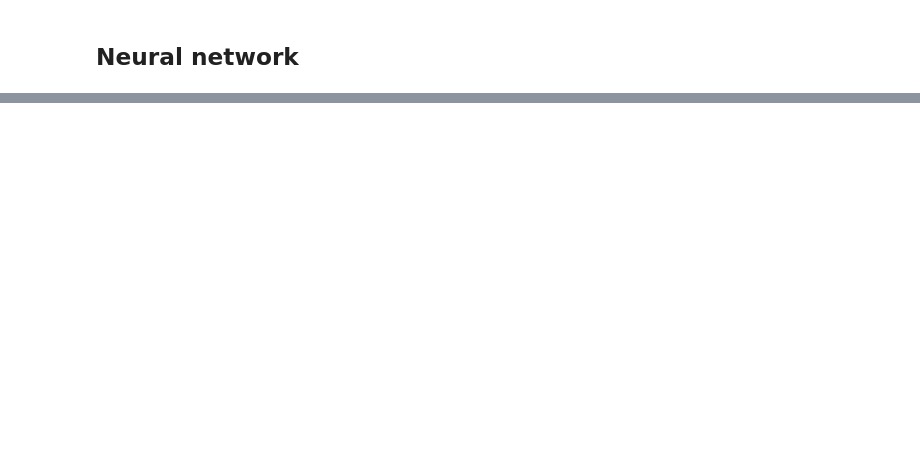
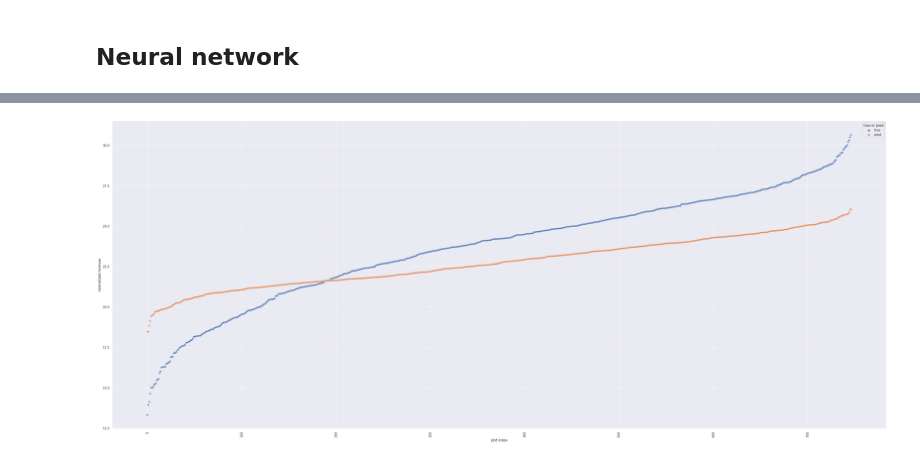
Before and after one commit to emre-bl/Movie-Revenue-Prediction, a Jupyter notebook: İMDB.ipynb, the cells around one changed output, grey strips where cells are left out. Drawn from its saved outputs; the diff is of its cells as text; code cells hidden in the pictures; blank space fills up the shorter version.

```diff
--- a/İMDB.ipynb
+++ b/İMDB.ipynb
@@ -646,0 +670,2 @@ SyntaxError: invalid syntax (2479618849.py, line 1)
+# %%
+NN_validation_prediction = model.predict(X_validation)
@@ -646,0 +674,22 @@ SyntaxError: invalid syntax (2479618849.py, line 1)
+# %%
+import matplotlib.pylab as plt
+import seaborn as sns
+import pandas as pd
+import numpy as np
+
+NN_pred_data = pd.DataFrame({'normalized revenue': np.hstack((y_validation, [p[0] for p in NN_validation_prediction])), 'true or pred': np.hstack((["true"]*len(y_validation) , ["pred"]*len(NN_validation_prediction)))})
+NN_pred_data.sort_values(by=['normalized revenue'], ascending = True, inplace = True)
+NN_pred_data_T = NN_pred_data[NN_pred_data["true or pred"] == "true"]
+NN_pred_data_T.insert(0, "plot index", list(range(len(y_validation))))
+NN_pred_data_P = NN_pred_data[NN_pred_data["true or pred"] == "pred"]
+NN_pred_data_P.insert(0, "plot index", list(range(len(y_validation))))
+NN_plot_data = pd.concat([NN_pred_data_T, NN_pred_data_P])
+
+sns.set(rc={'figure.figsize':(50,20)})
+sns.scatterplot(data=NN_plot_data,
+                x="plot index",
+                y="normalized revenue",
+                hue="true or pred")
+plt.xticks(rotation=90);
+# %% [output]
+[figure, added]
```
Also changed, not shown: parts of 8 cells of this notebook.
